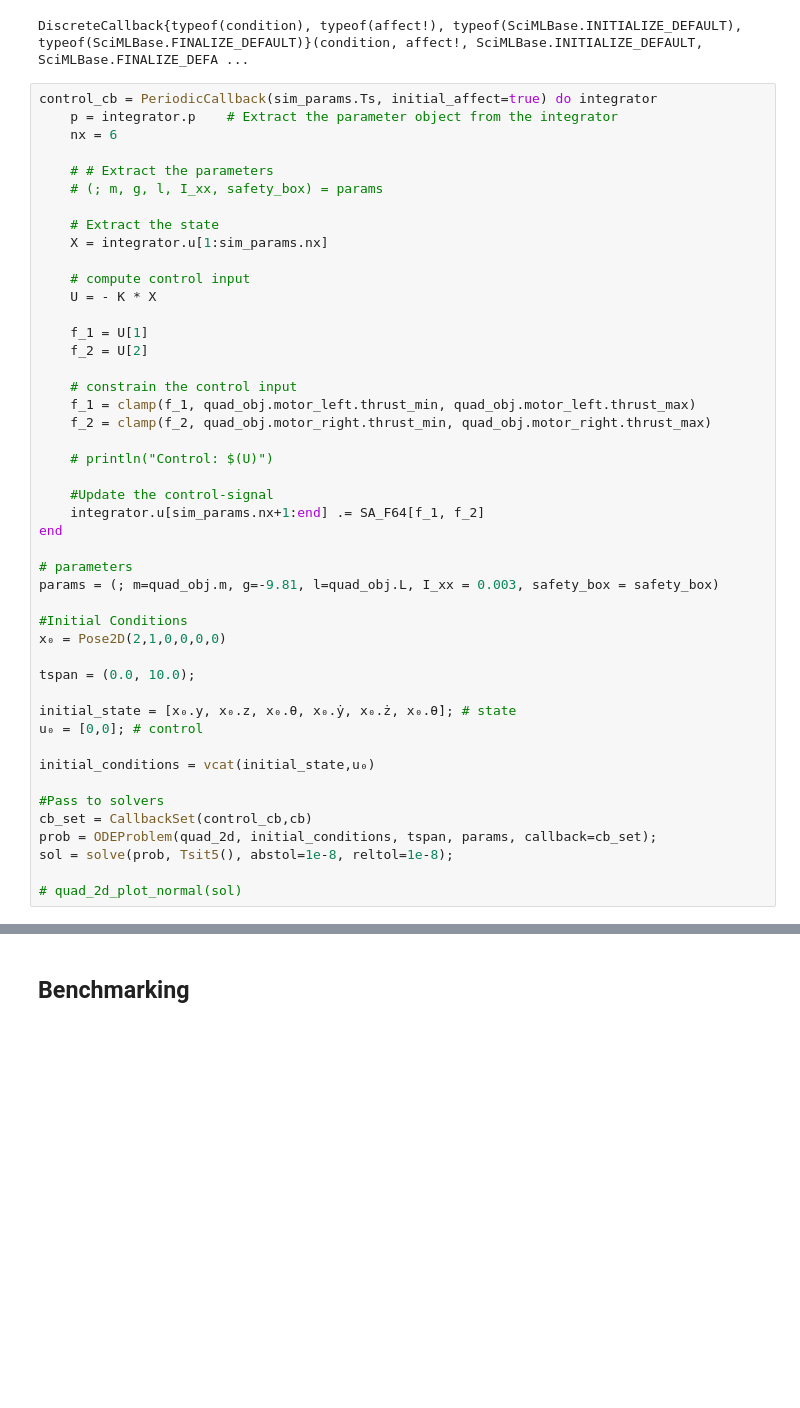
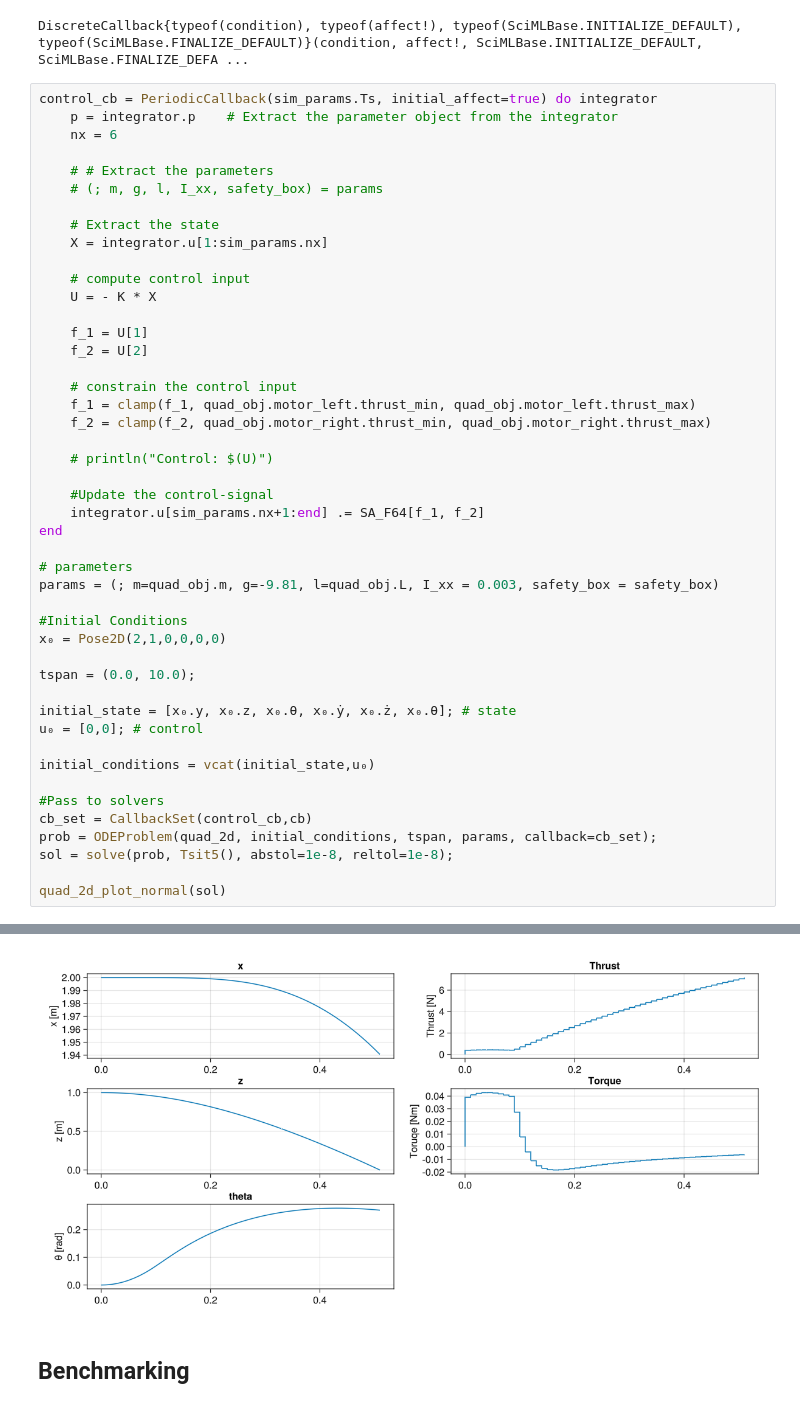
Before and after one commit to sarath-menon/robotics-tutorial-notebooks, a Jupyter notebook: dynamics/julia/demos/quad_2d/quad_2d_diffeq.ipynb, the cells around one changed output, grey strips where cells are left out. Cells and saved outputs as stored; diff of their text form; blank space fills up the shorter version.

```diff
--- a/dynamics/julia/demos/quad_2d/quad_2d_diffeq.ipynb
+++ b/dynamics/julia/demos/quad_2d/quad_2d_diffeq.ipynb
@@ -192,34 +199,35 @@ control_cb = PeriodicCallback(sim_params.Ts, initial_affect=true) do integrator
     # constrain the control input
     f_1 = clamp(f_1, quad_obj.motor_left.thrust_min, quad_obj.motor_left.thrust_max)
     f_2 = clamp(f_2, quad_obj.motor_right.thrust_min, quad_obj.motor_right.thrust_max)
 
     # println("Control: $(U)")
 
     #Update the control-signal
     integrator.u[sim_params.nx+1:end] .= SA_F64[f_1, f_2]
 end
 
 # parameters
 params = (; m=quad_obj.m, g=-9.81, l=quad_obj.L, I_xx = 0.003, safety_box = safety_box)
 
 #Initial Conditions
 x₀ = Pose2D(2,1,0,0,0,0)
 
 tspan = (0.0, 10.0);
 
 initial_state = [x₀.y, x₀.z, x₀.θ, x₀.ẏ, x₀.ż, x₀.θ̇]; # state
 u₀ = [0,0]; # control
 
 initial_conditions = vcat(initial_state,u₀)
 
 #Pass to solvers
 cb_set = CallbackSet(control_cb,cb)
 prob = ODEProblem(quad_2d, initial_conditions, tspan, params, callback=cb_set);
 sol = solve(prob, Tsit5(), abstol=1e-8, reltol=1e-8);
 
-# quad_2d_plot_normal(sol)
+quad_2d_plot_normal(sol)
 # %% [output]
 Landed !
+[figure, added]
 # %% [markdown]
 ## Benchmarking
 # %%
```
Also changed, not shown: parts of 4 cells of this notebook, 2 other files.
